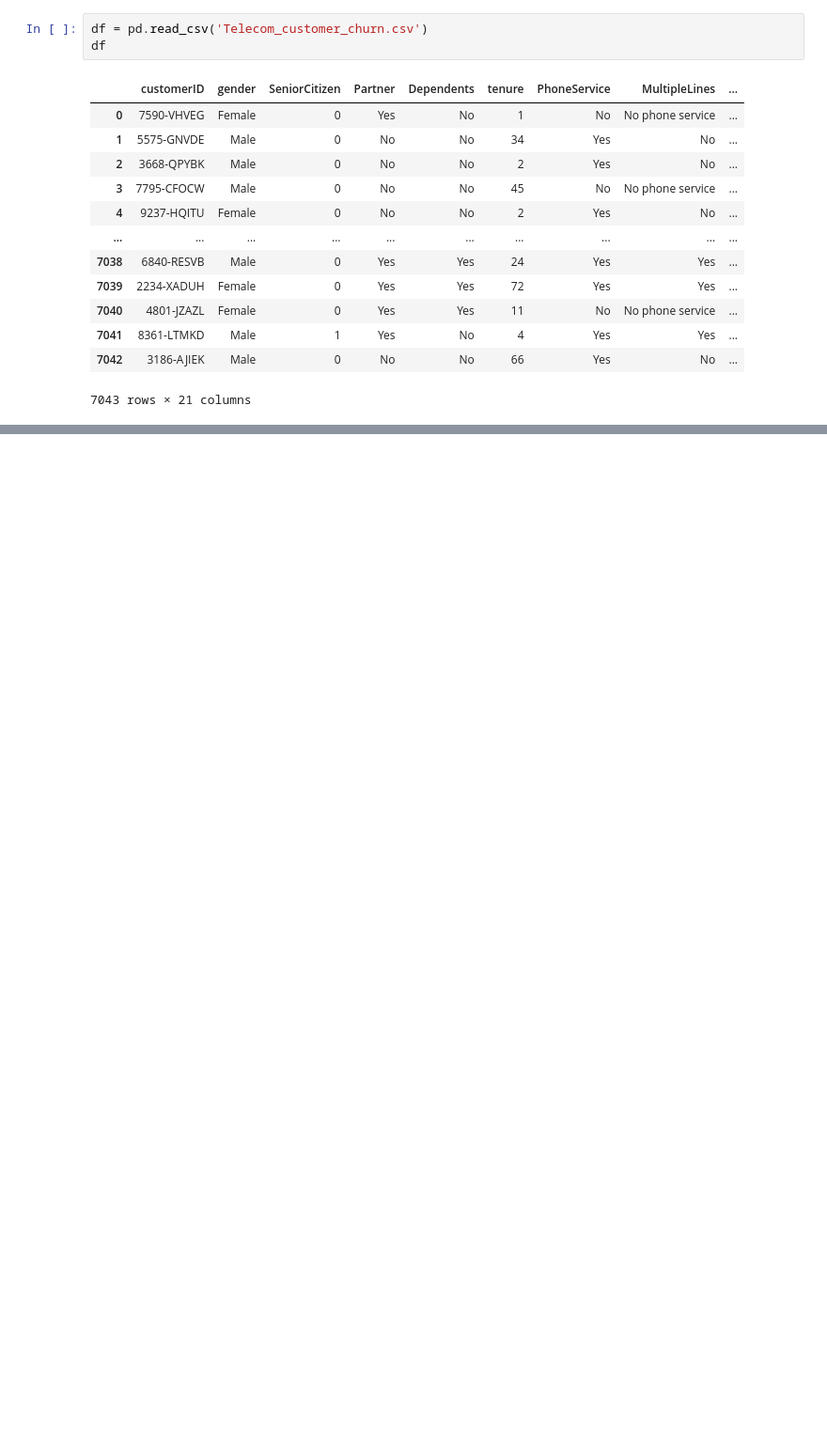
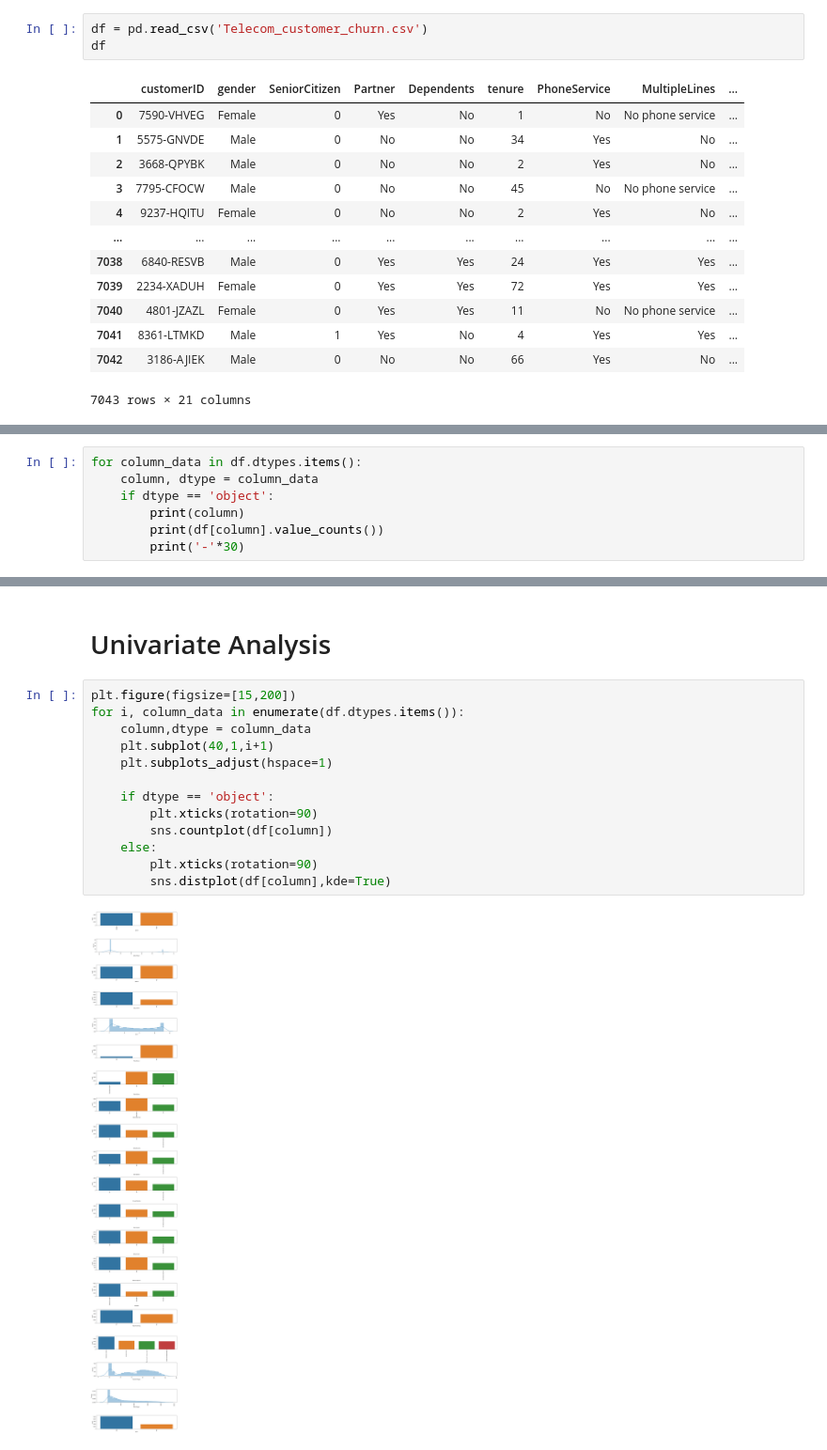
Before and after one commit to im-noob/internship-fliprobo, a Jupyter notebook: datatrained_projects/customer_churn_analysis/customer_churn_analysis.ipynb, the cells around one changed output, grey strips where cells are left out. Shown at 94% size. Saved outputs shown, nothing was run; the diff lists cells and outputs as text; blank space fills up the shorter version.

```diff
--- a/datatrained_projects/customer_churn_analysis/customer_churn_analysis.ipynb
+++ b/datatrained_projects/customer_churn_analysis/customer_churn_analysis.ipynb
@@ -19,0 +89,7 @@ df
+# %%
+for column_data in df.dtypes.items():
+    column, dtype = column_data
+    if dtype == 'object':
+        print(column)
+        print(df[column].value_counts())
+        print('-'*30)
@@ -19,0 +182,17 @@ df
+# %% [markdown]
+# Univariate Analysis
+# %%
+plt.figure(figsize=[15,200])
+for i, column_data in enumerate(df.dtypes.items()):
+    column,dtype = column_data
+    plt.subplot(40,1,i+1)
+    plt.subplots_adjust(hspace=1)
+
+    if dtype == 'object':
+        plt.xticks(rotation=90)
+        sns.countplot(df[column])
+    else:
+        plt.xticks(rotation=90)
+        sns.distplot(df[column],kde=True)
+# %% [output]
+[figure, added]
```
Also changed, not shown: parts of 41 cells of this notebook, 1 other file.
